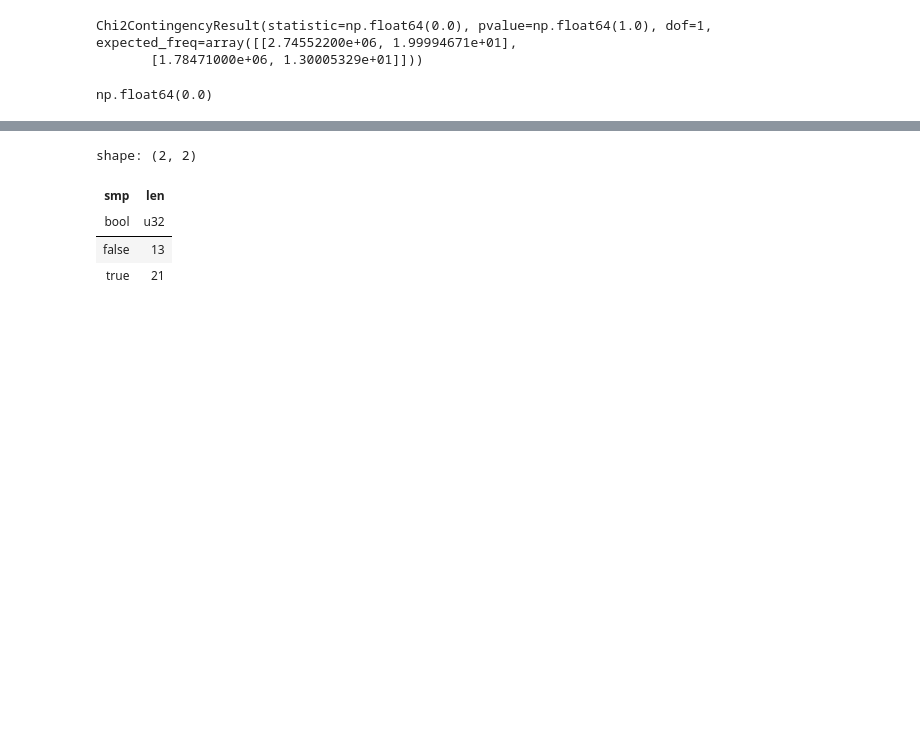
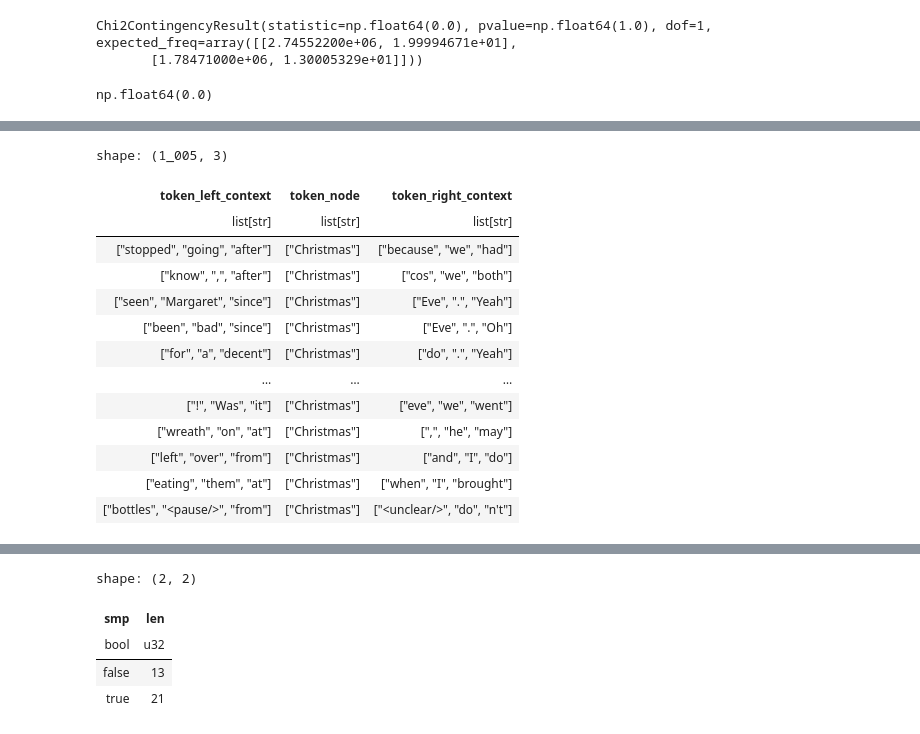
Before and after one commit to rmalouf/polars_corpus, a Jupyter notebook: examples/keywords.ipynb, the cells around one changed output, grey strips where cells are left out. Cells and saved outputs as stored; diff of their text form; code cells hidden in the pictures; blank space fills up the shorter version.

```diff
--- a/examples/keywords.ipynb
+++ b/examples/keywords.ipynb
@@ -146,3 +150,21 @@ shape: (15_648, 4)
+# %%
+xmas = plc.search(bnc.filter(pl.col('sex')=='f'),'[lemma="christmas"]')
+plc.kwic_concordance(xmas, 'token', 3)
+# %% [output]
+shape: (1_005, 3)
+| token_left_context | token_node | token_right_context |
+| list[str] | list[str] | list[str] |
+| ["stopped", "going", "after"] | ["Christmas"] | ["because", "we", "had"] |
+| ["know", ",", "after"] | ["Christmas"] | ["cos", "we", "both"] |
+| ["seen", "Margaret", "since"] | ["Christmas"] | ["Eve", ".", "Yeah"] |
+| ["been", "bad", "since"] | ["Christmas"] | ["Eve", ".", "Oh"] |
+| ["for", "a", "decent"] | ["Christmas"] | ["do", ".", "Yeah"] |
+| … | … | … |
+| ["!", "Was", "it"] | ["Christmas"] | ["eve", "we", "went"] |
+| ["wreath", "on", "at"] | ["Christmas"] | [",", "he", "may"] |
+| ["left", "over", "from"] | ["Christmas"] | ["and", "I", "do"] |
+| ["eating", "them", "at"] | ["Christmas"] | ["when", "I", "brought"] |
+| ["bottles", "<pause/>", "from"] | ["Christmas"] | ["<unclear/>", "do", "n't"] |
 # %%
 # https://inquirer.sites.fas.harvard.edu/spreadsheet_guide.htm
 # merge rows for multi-sense words?
```
Also changed, not shown: parts of 6 cells of this notebook, 12 other files.
